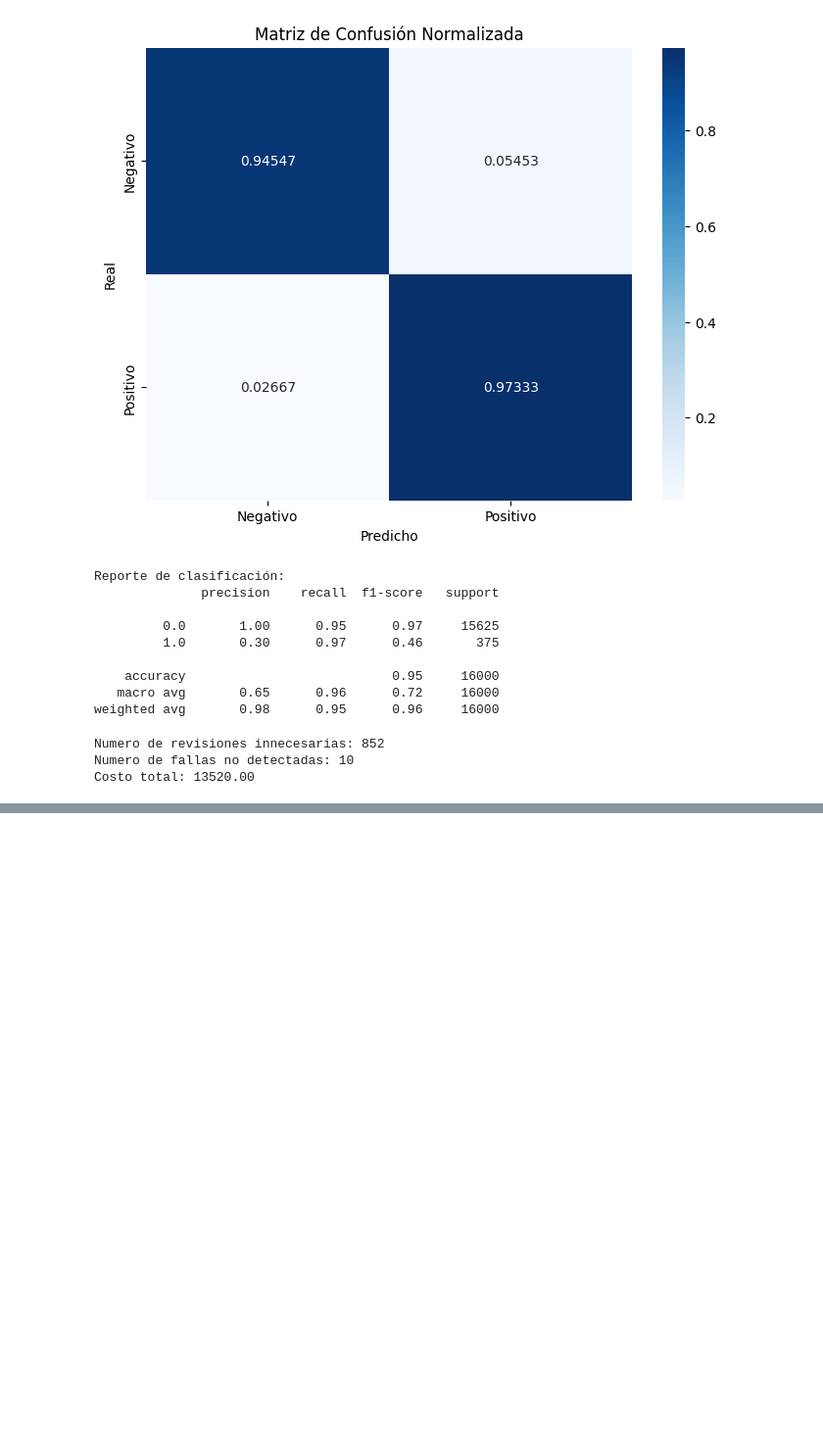
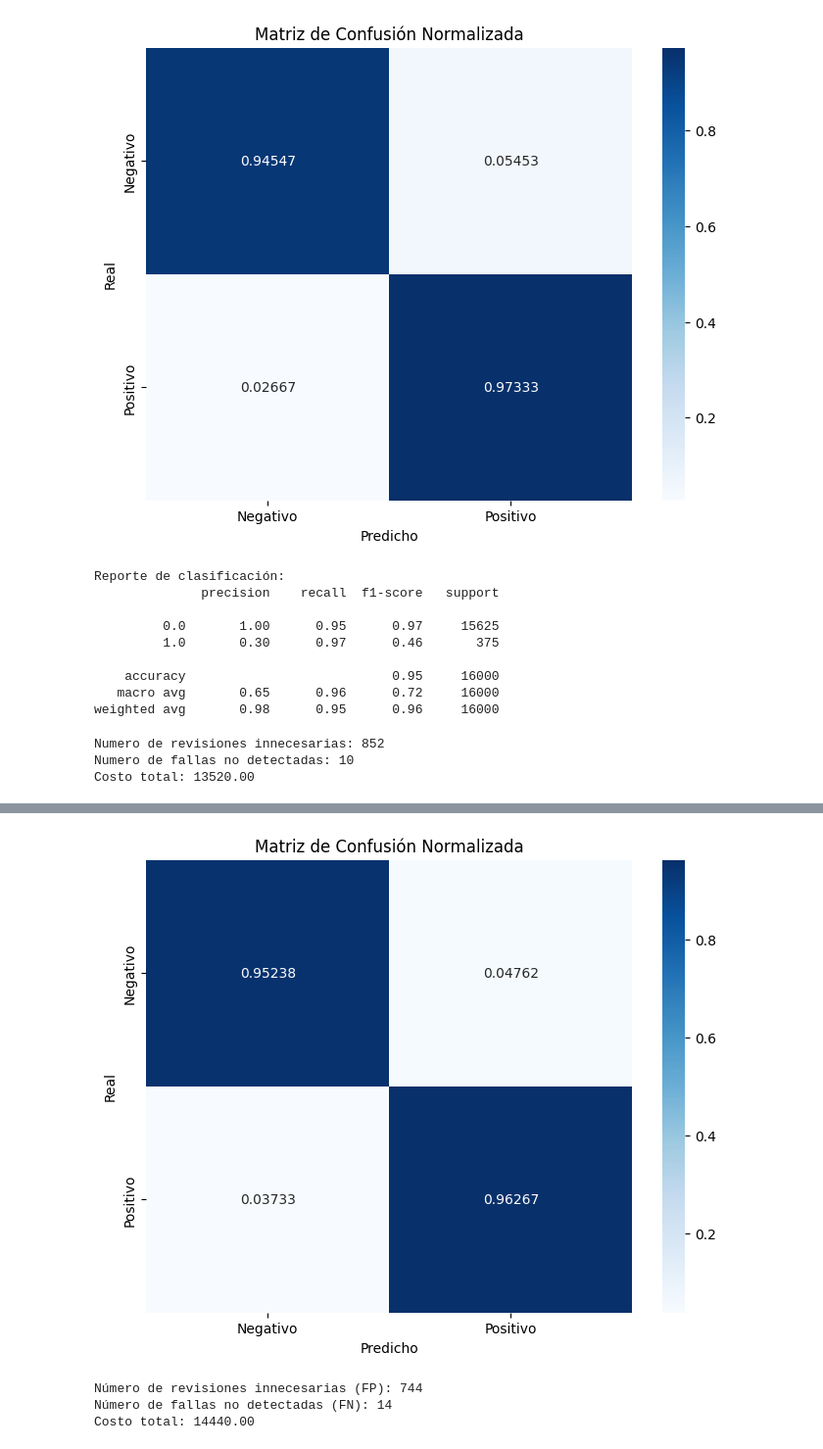
Before and after one commit to marcohinojosag/IA_MKTR, a Jupyter notebook: cod.ipynb, the cells around one changed output, grey strips where cells are left out. Shown: that part at 98% size. Cells and saved outputs as stored; diff of their text form; code cells hidden in the pictures; blank space fills up the shorter version.

```diff
--- a/cod.ipynb
+++ b/cod.ipynb
@@ -616,0 +763,30 @@ Costo total: 13520.00
+# %%
+cm_normalized = cm.astype('float') / cm.sum(axis=1)[:, np.newaxis]
+plt.figure(figsize=(8, 6))
+sns.heatmap(cm_normalized, annot=True, fmt='.5f', cmap='Blues',
+            xticklabels=['Negativo', 'Positivo'],
+            yticklabels=['Negativo', 'Positivo'])
+plt.xlabel('Predicho')
+plt.ylabel('Real')
+plt.title('Matriz de Confusión Normalizada')
+plt.show()
+# %% [output]
+[figure, added]
+# %%
+Cost_1 = 10    # Revisión innecesaria
+Cost_2 = 500   # No detectar falla
+
+TP = cm[1, 1]
+TN = cm[0, 0]
+FP = cm[0, 1]
+FN = cm[1, 0]
+
+Total_cost = Cost_1 * FP + Cost_2 * FN
+
+print(f"Número de revisiones innecesarias (FP): {FP}")
+print(f"Número de fallas no detectadas (FN): {FN}")
+print(f"Costo total: {Total_cost:.2f}")
+# %% [output]
+Número de revisiones innecesarias (FP): 744
+Número de fallas no detectadas (FN): 14
+Costo total: 14440.00
```
Also changed, not shown: parts of 12 cells of this notebook.
